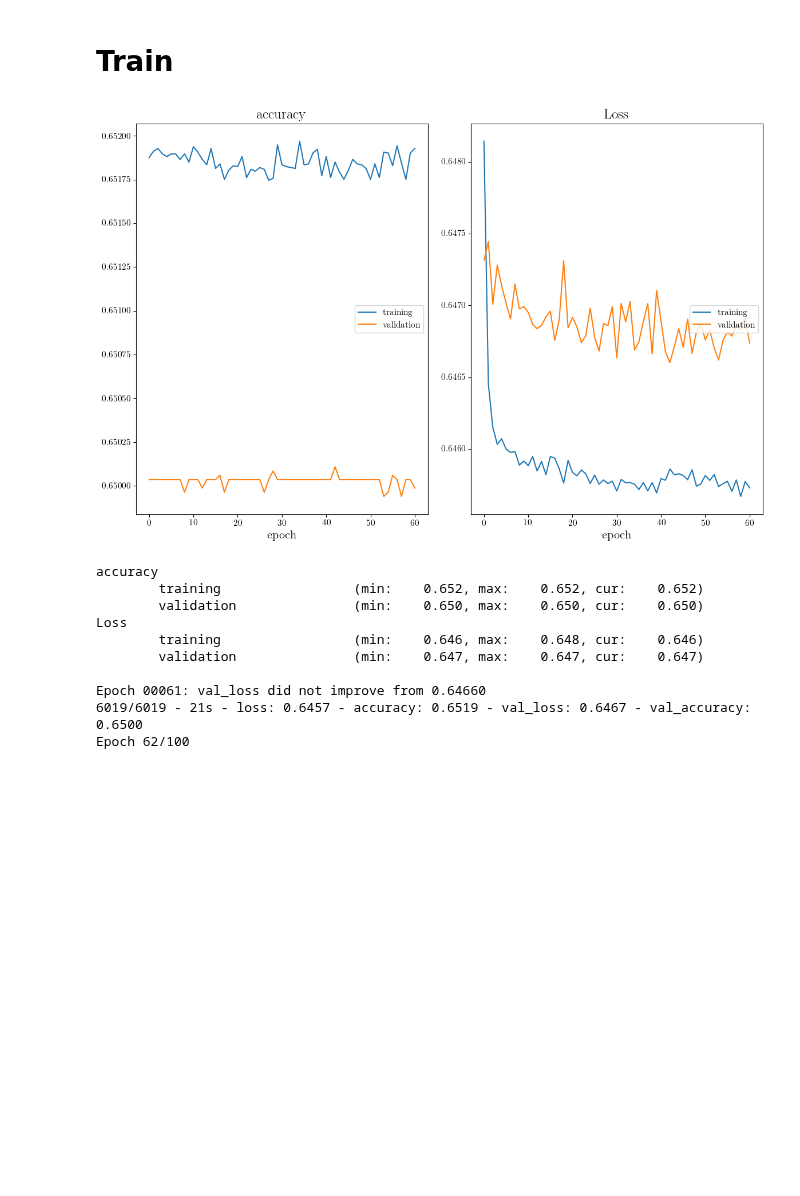
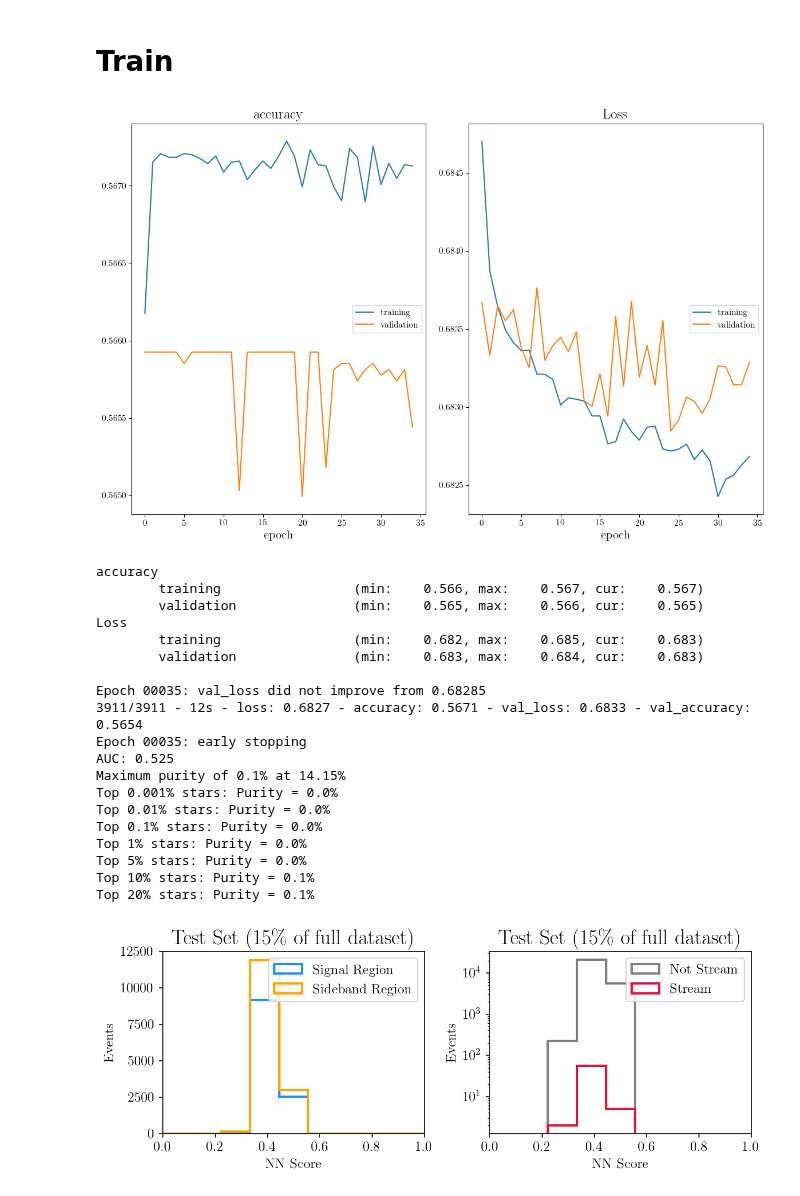
Before and after one commit to hep-lbdl/GaiaCWoLa, a Jupyter notebook: train.ipynb, the cells around one changed output. Saved outputs shown, nothing was run; the diff lists cells and outputs as text; code cells hidden in the pictures; blank space fills up the shorter version.

Commit message:
Training script updates; maximizing f_sig/f_sideband for GD1 tail

```diff
--- a/train.ipynb
+++ b/train.ipynb
@@ -25,4 +25,4 @@ coreClock: 1.77GHz coreCount: 72 deviceMemorySize: 23.65GiB deviceMemoryBandwidt
 # %%
 stream = "gd1_tail"
 # %%
-df, file = load_file(stream = stream, percent_bkg = 100)
+df, file = load_file(stream = stream, percent_bkg = 50)
@@ -110,16 +116,26 @@ See the caveats in the documentation: https://pandas.pydata.org/pandas-docs/stab
 # %%
 tf.keras.backend.clear_session()
 # %%
-train(df_slice, layer_size=32, dropout=0.2, l2_reg=1e-4, patience=10, n_folds=1)
+train(df_slice, layer_size=64, dropout=0.2, l2_reg=0, patience=10, n_folds=1)
 # %% [output]
-[figure, old version]
+[figure, new version]
 accuracy
-        training                 (min:    0.652, max:    0.652, cur:    0.652)
-        validation               (min:    0.650, max:    0.650, cur:    0.650)
+        training                 (min:    0.566, max:    0.567, cur:    0.567)
+        validation               (min:    0.565, max:    0.566, cur:    0.565)
 Loss
-        training                 (min:    0.646, max:    0.648, cur:    0.646)
-        validation               (min:    0.647, max:    0.647, cur:    0.647)
+        training                 (min:    0.682, max:    0.685, cur:    0.683)
+        validation               (min:    0.683, max:    0.684, cur:    0.683)
 
-Epoch 00061: val_loss did not improve from 0.64660
-6019/6019 - 21s - loss: 0.6457 - accuracy: 0.6519 - val_loss: 0.6467 - val_accuracy: 0.6500
-Epoch 62/100
+Epoch 00035: val_loss did not improve from 0.68285
+3911/3911 - 12s - loss: 0.6827 - accuracy: 0.5671 - val_loss: 0.6833 - val_accuracy: 0.5654
+Epoch 00035: early stopping
+AUC: 0.525
+Maximum purity of 0.1% at 14.15%
+Top 0.001% stars: Purity = 0.0%
+Top 0.01% stars: Purity = 0.0%
+Top 0.1% stars: Purity = 0.0%
+Top 1% stars: Purity = 0.0%
+Top 5% stars: Purity = 0.0%
+Top 10% stars: Purity = 0.1%
+Top 20% stars: Purity = 0.1%
+[figure, added]
```
Also changed, not shown: parts of 5 cells of this notebook, 3 other files.
